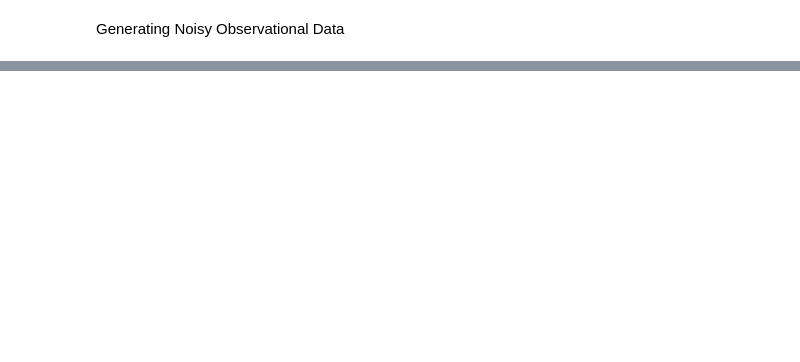
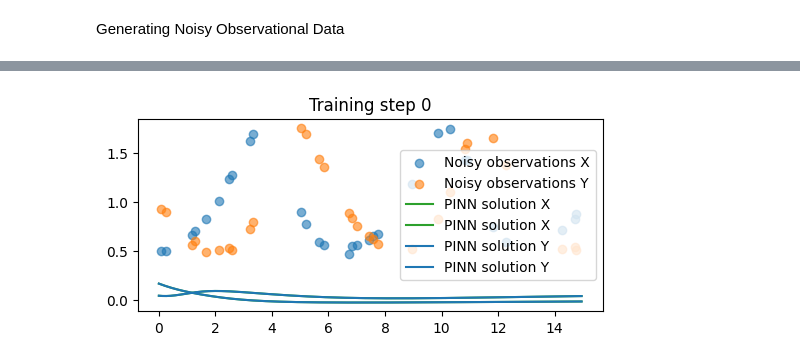
Before and after one commit to joaquintb/tfg_joaquin_torres, a Jupyter notebook: pin_lv.ipynb, the cells around one changed output, grey strips where cells are left out. Drawn from its saved outputs; the diff is of its cells as text; code cells hidden in the pictures; blank space fills up the shorter version.

```diff
--- a/pin_lv.ipynb
+++ b/pin_lv.ipynb
@@ -90,0 +96,19 @@ plt.show()
+# %%
+t_obs = torch.tensor([t[ind] for ind in random_indices], dtype=torch.float32).view(-1,1)
+u_obs_x = torch.tensor(x_obs_noise,  dtype=torch.float32).view(-1,1)
+u_obs_y = torch.tensor(y_obs_noise,  dtype=torch.float32).view(-1,1)
+# %%
+# Create 30 approx. equally spaced points for training
+t_physics = []
+for i in range(1000):
+    if i % 34 == 0:
+        t_physics.append(t[i])
+t_physics = torch.tensor(t_physics, dtype=torch.float32).view(-1,1).requires_grad_(True)
+# %%
+# Create 300 approx. equally spaced points for testing
+t_test = []
+for i in range(999):
+    if i % 3 == 0:
+        t_test.append(t[i])
+t_test = torch.tensor(t_test, dtype=torch.float32).view(-1,1).requires_grad_(True)
+print(len(t_test))
@@ -90,0 +142,80 @@ plt.show()
+# %%
+# define a neural network to train
+pinn = FCN(1,2,32,3)
+
+# # define training points over the entire domain, for the physics loss
+# t_physics = torch.linspace(0,1,30).view(-1,1).requires_grad_(True)
+
+b = 1
+c = 1
+d = 1
+
+# Treat a as a learnable parameter
+a = torch.nn.Parameter(torch.zeros(1, requires_grad=True))
+a_s = []
+# Add a to the optimiser
+optimiser = torch.optim.Adam(list(pinn.parameters())+[a],lr=1e-3)
+
+for i in tqdm.tqdm(range(15001)):
+    optimiser.zero_grad()
+
+    # Hyperparameter
+    lambda1 = 1e4
+
+    # -----------------------
+    #       PHYSICS LOSS
+    # -----------------------
+    u1,u2 = pinn(t_physics)
+
+    # Compute the derivatives with respect to time
+    du1dt = torch.autograd.grad(u1, t_physics, torch.ones_like(u1), create_graph=True)[0]
+    du2dt = torch.autograd.grad(u2, t_physics, torch.ones_like(u2), create_graph=True)[0]
+
+    # Compute the physics loss for Lotka-Volterra equations
+    phy_loss_x = torch.mean((du1dt - a*u1 + b*u1*u2) ** 2)
+    phy_loss_y = torch.mean((du2dt + c*u2 - d*u1*u2) ** 2)
+    total_physics_loss = phy_loss_x + phy_loss_y
+
+    # -----------------------
+    #       DATA LOSS
+    # -----------------------
+    # Compute the PINN output
+    u1, u2 = pinn(t_obs)
+    # Compute the data loss for the first equation (x)
+    data_loss_x = torch.mean((u1 - u_obs_x)**2)
+    # Compute the data loss for the second equation (y)
+    data_loss_y = torch.mean((u2 - u_obs_y)**2)
+
+    total_data_loss = data_loss_x + data_loss_y
+
+    # Backpropagate joint loss, take optimiser step
+    loss = total_physics_loss + lambda1*total_data_loss
+    loss.backward()
+    optimiser.step()
+
+    # Keep track of value for a
+    a_s.append(a.item())
+
+    # plot the result as training progresses
+    if i % 5000 == 0:
+        u1, u2 = pinn(t_test)
+        with torch.no_grad():
+            plt.figure(figsize=(6, 2.5))
+            plt.scatter(t_obs, u_obs_x, label="Noisy observations X", alpha=0.6)
+            plt.scatter(t_obs, u_obs_y, label="Noisy observations Y", alpha=0.6)
+            plt.plot(t_test, u1, label="PINN solution X", color="tab:green")
+            plt.plot(t_test, u2, label="PINN solution Y", color="tab:blue")  # Corrected label
+            plt.title(f"Training step {i}")
+            plt.legend()
+            plt.show()
+
+
+plt.figure()
+plt.title("Parameter a")
+plt.plot(a_s, label="PINN estimate")
+plt.hlines(1, 0, len(a_s), label="True value", color="tab:green")
+plt.legend()
+plt.xlabel("Training step")
+plt.show()
+# %% [output]
+[figure, added]
```
Also changed, not shown: parts of 9 cells of this notebook.
